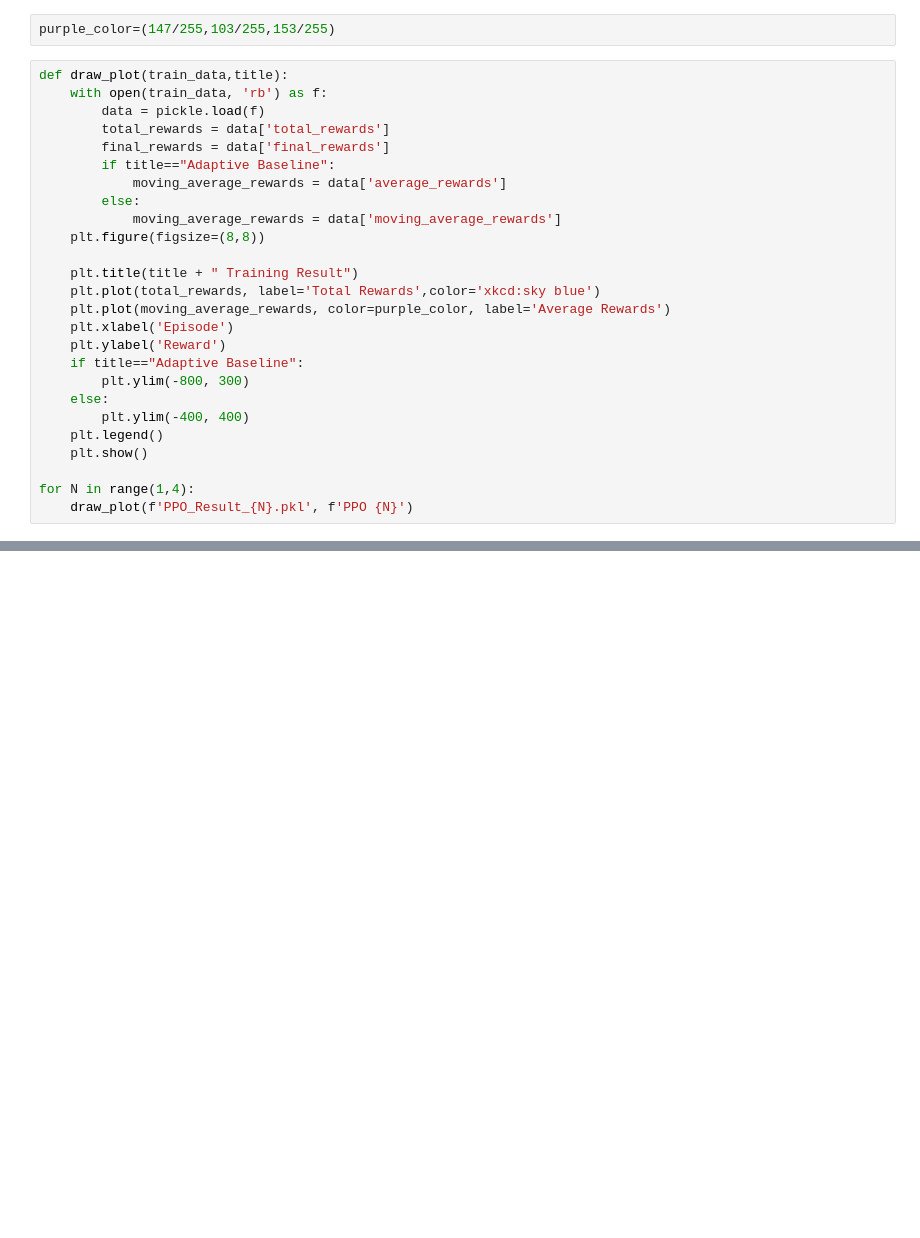
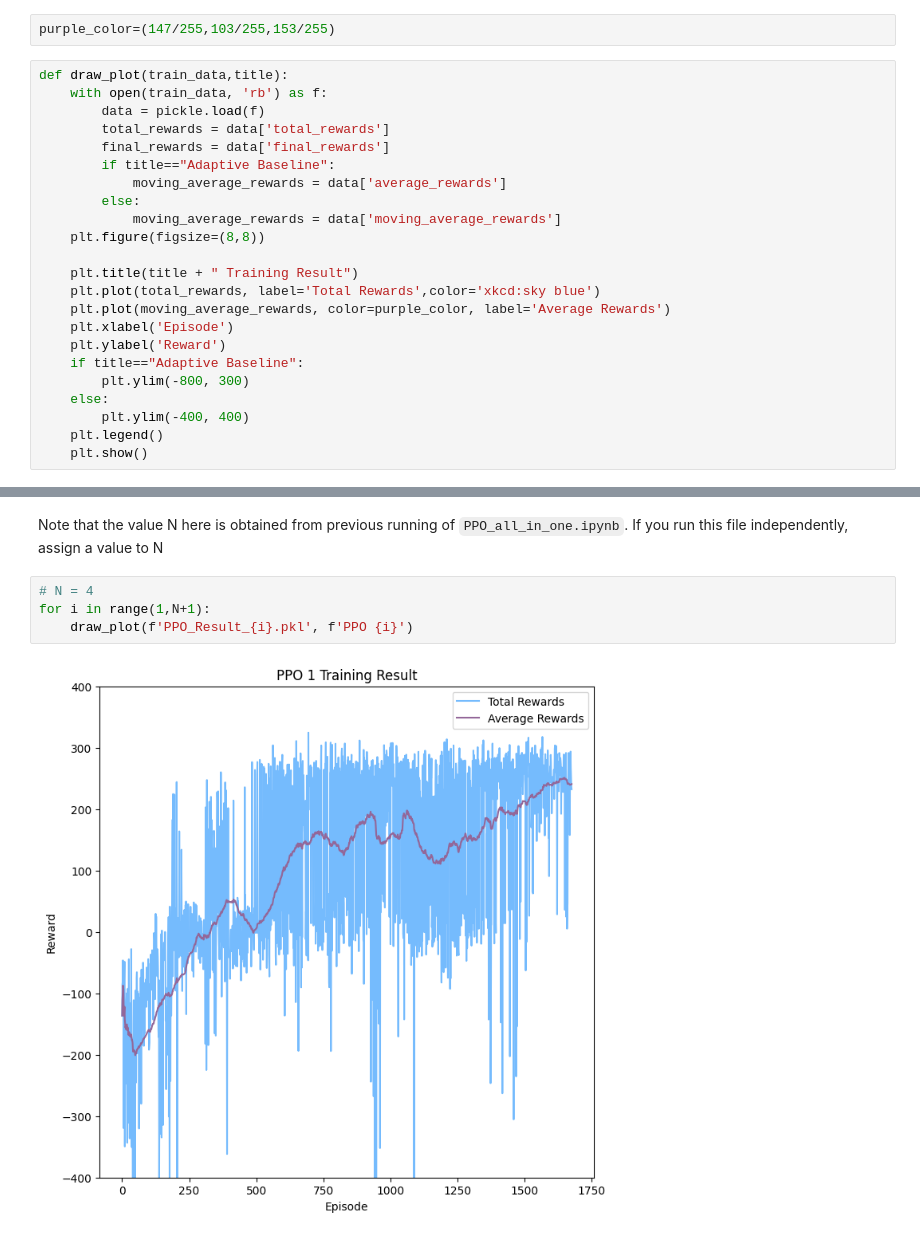
Before and after one commit to MatthewSummons/Immutables-RL, a Jupyter notebook: PPO-Zeng Shaoyu/plot.ipynb, the cells around one changed output, grey strips where cells are left out. Drawn from its saved outputs; the diff is of its cells as text; blank space fills up the shorter version.

```diff
--- a/PPO-Zeng Shaoyu/plot.ipynb
+++ b/PPO-Zeng Shaoyu/plot.ipynb
@@ -28,6 +28,3 @@ def draw_plot(train_data,title):
         plt.ylim(-400, 400)
     plt.legend()
     plt.show()
-
-for N in range(1,4):
-    draw_plot(f'PPO_Result_{N}.pkl', f'PPO {N}')
@@ -37,0 +31,8 @@ for N in range(1,4):
+# %% [markdown]
+Note that the value N here is obtained from previous running of ``PPO_all_in_one.ipynb``. If you run this file independently, assign a value to N
+# %%
+# N = 4
+for i in range(1,N+1):
+    draw_plot(f'PPO_Result_{i}.pkl', f'PPO {i}')
+# %% [output]
+[figure, added]
```
Also changed, not shown: parts of 4 cells of this notebook, 33 other files.
